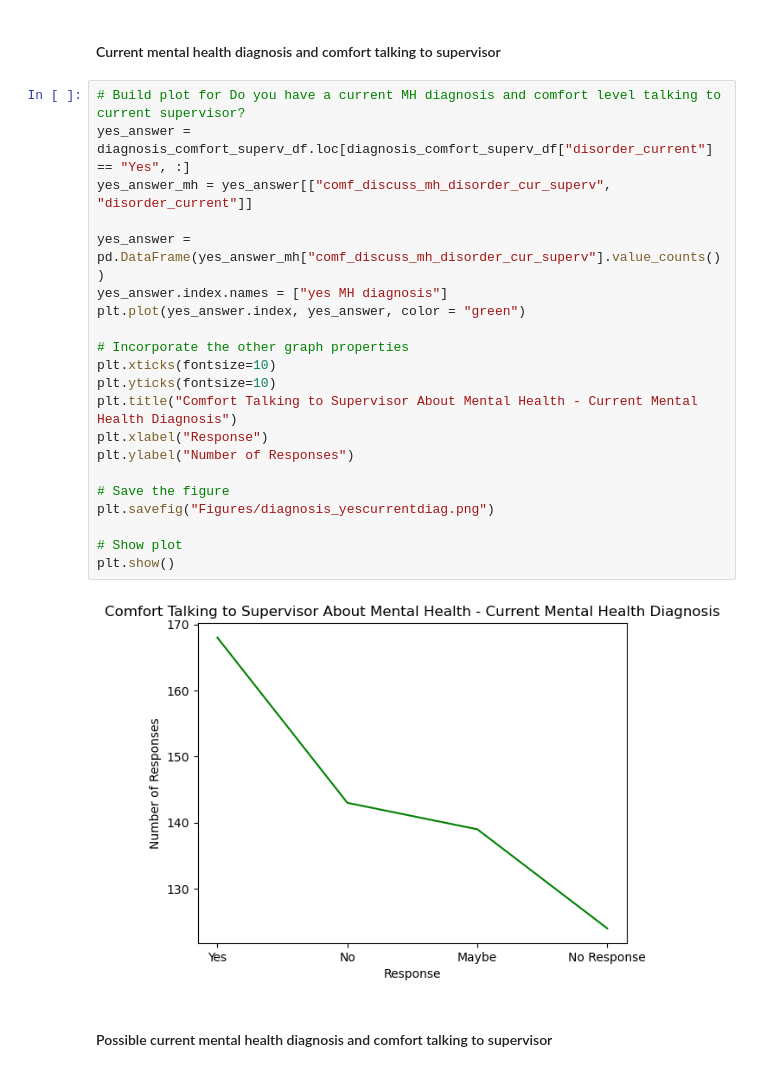
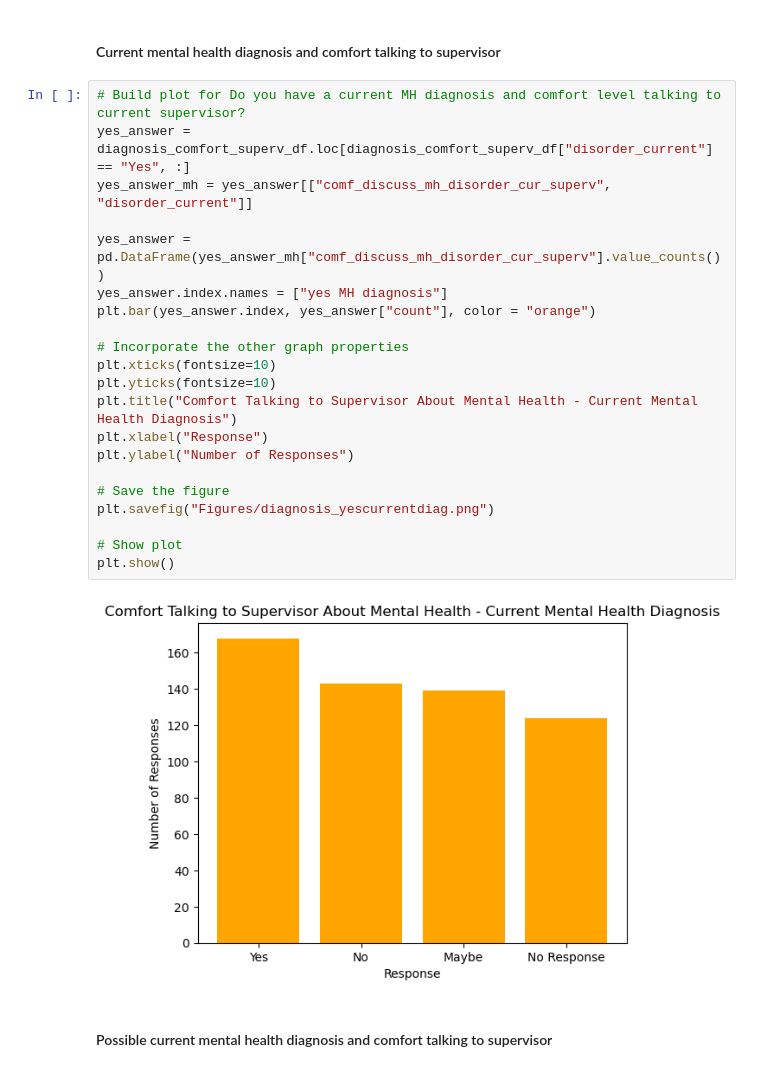
Before and after one commit to SecondHandSushi/Project-1-Mental-Tech, a Jupyter notebook: diagnosis_comfort_superv.ipynb, the cells around one changed output. Saved outputs shown, nothing was run; the diff lists cells and outputs as text.

```diff
--- a/diagnosis_comfort_superv.ipynb
+++ b/diagnosis_comfort_superv.ipynb
@@ -54,26 +55,26 @@ plt.show()
 # %%
 # Build plot for Do you have a current MH diagnosis and comfort level talking to current supervisor?
 yes_answer = diagnosis_comfort_superv_df.loc[diagnosis_comfort_superv_df["disorder_current"] == "Yes", :]
 yes_answer_mh = yes_answer[["comf_discuss_mh_disorder_cur_superv", "disorder_current"]]
 
 yes_answer = pd.DataFrame(yes_answer_mh["comf_discuss_mh_disorder_cur_superv"].value_counts())
 yes_answer.index.names = ["yes MH diagnosis"]
-plt.plot(yes_answer.index, yes_answer, color = "green")
+plt.bar(yes_answer.index, yes_answer["count"], color = "orange")
 
 # Incorporate the other graph properties
 plt.xticks(fontsize=10)
 plt.yticks(fontsize=10)
 plt.title("Comfort Talking to Supervisor About Mental Health - Current Mental Health Diagnosis")
 plt.xlabel("Response")
 plt.ylabel("Number of Responses")
 
 # Save the figure
 plt.savefig("Figures/diagnosis_yescurrentdiag.png")
 
 # Show plot
 plt.show()
 # %% [output]
-[figure, old version]
+[figure, new version]
 # %% [markdown]
 
 
```
Also changed, not shown: parts of 5 cells of this notebook, 20 other files.
